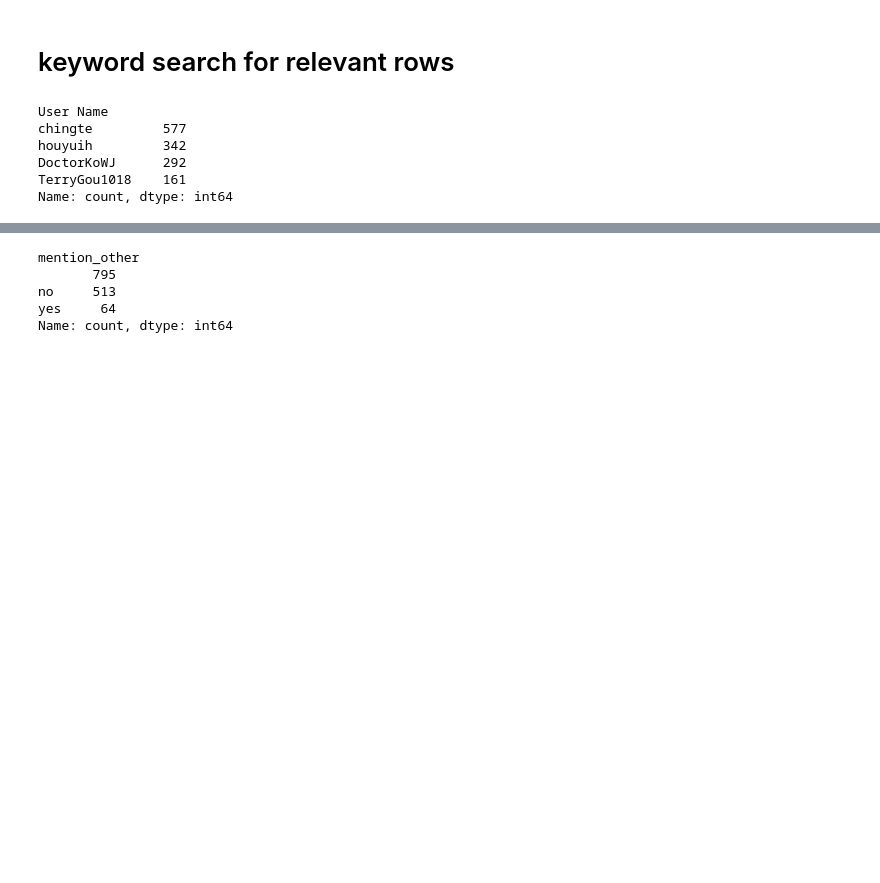
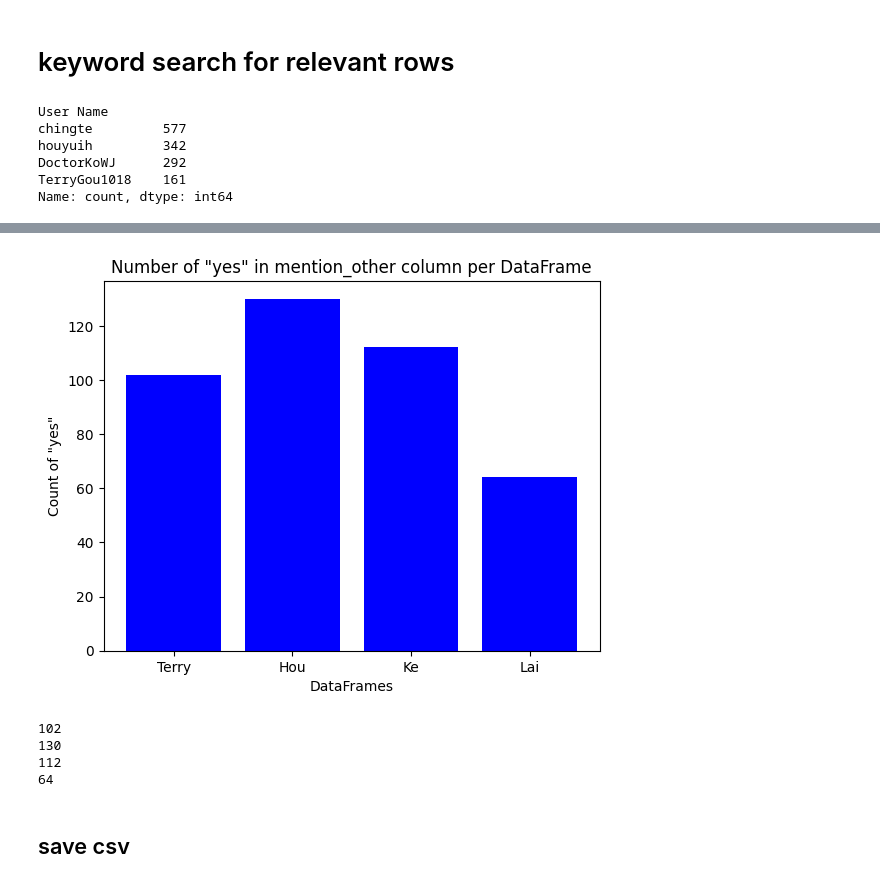
Before and after one commit to Jasper-Hewitt/Campaigning_101, a Jupyter notebook: data_cleaning.ipynb, the cells around one changed output, grey strips where cells are left out. Cells and saved outputs as stored; diff of their text form; code cells hidden in the pictures; blank space fills up the shorter version.

```diff
--- a/data_cleaning.ipynb
+++ b/data_cleaning.ipynb
@@ -120 +134,7 @@ labelling_df['description'] = ''
+# %%
+#split labelling df in 4 different dfs based on User Name
+ke_df = labelling_df[labelling_df['User Name'] == 'DoctorKoWJ']
+lai_df = labelling_df[labelling_df['User Name'] == 'chingte']
+hou_df = labelling_df[labelling_df['User Name'] == 'houyuih']
+terry_df= labelling_df[labelling_df['User Name'] == 'TerryGou1018']
 # %%
@@ -216,9 +322,41 @@ labelling_df.loc[chingte_rows, 'mentioned_other'] = labelling_df.loc[chingte_row
-# %%
-#count number of 'yes' in mention_other column
-labelling_df['mention_other'].value_counts()
-# %% [output]
-mention_other
-       795
-no     513
-yes     64
-Name: count, dtype: int64
+# %%
+import pandas as pd
+import matplotlib.pyplot as plt
+
+# Assuming terry_df, hou_df, ke_df, and lai_df are your DataFrames
+
+# Function to count 'yes' in the mention_other column
+def count_yes(df):
+    return df['mention_other'].value_counts().get('yes', 0)
+
+# List of DataFrames
+dfs = [terry_df, hou_df, ke_df, lai_df]
+
+# Count 'yes' for each DataFrame
+yes_counts = [count_yes(df) for df in dfs]
+
+# Plotting
+plt.bar(['Terry', 'Hou', 'Ke', 'Lai'], yes_counts, color='blue')
+plt.title('Number of "yes" in mention_other column per DataFrame')
+plt.xlabel('DataFrames')
+plt.ylabel('Count of "yes"')
+plt.show()
+# %% [output]
+[figure, added]
+# %%
+#in all four dfs, drop the rows where mention_other is 'no'
+terry_df = terry_df[terry_df['mention_other'] != 'no']
+hou_df = hou_df[hou_df['mention_other'] != 'no']
+ke_df = ke_df[ke_df['mention_other'] != 'no']
+lai_df = lai_df[lai_df['mention_other'] != 'no']
+
+#print the number of rows per df
+print(len(terry_df))
+print(len(hou_df))
+print(len(ke_df))
+print(len(lai_df))
+# %% [output]
+102
+130
+112
+64
@@ -224,0 +366,2 @@ Name: count, dtype: int64
+# %% [markdown]
+## save csv
```
Also changed, not shown: parts of 9 cells of this notebook.
